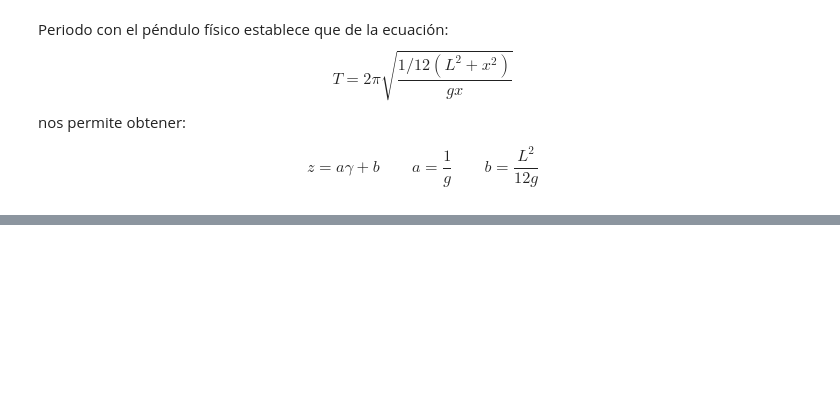
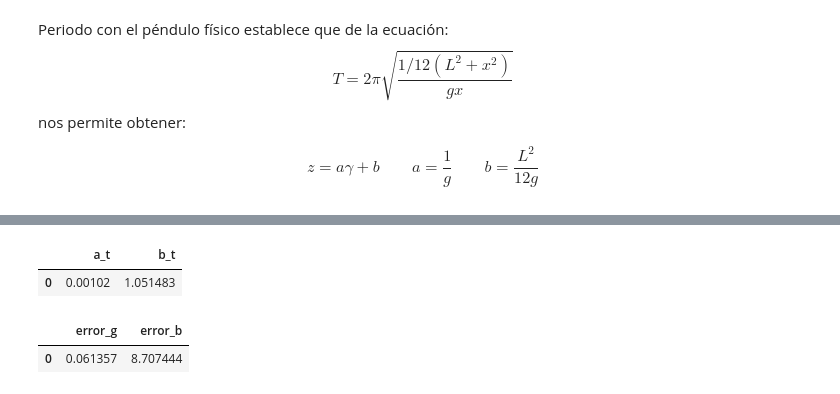
Before and after one commit to Juaan00/Laboratorios_mecanica_FEM, a Jupyter notebook: pendulo_2/tabla.ipynb, the cells around one changed output, grey strips where cells are left out. Saved outputs shown, nothing was run; the diff lists cells and outputs as text; code cells hidden in the pictures; blank space fills up the shorter version.

```diff
--- a/pendulo_2/tabla.ipynb
+++ b/pendulo_2/tabla.ipynb
@@ -106,0 +104,31 @@ plt.show()
+# %%
+#datos teoricos
+
+a_t = 1/g
+b_t = (l_total**2)/(12*g)
+x = np.linspace(1354,3000,10
+                )
+
+valores_tabla = pd.DataFrame({
+    'a_t': [a_t],
+    'b_t': [b_t]
+})
+valores_tabla
+# %% [output]
+|  | a_t | b_t |
+| 0 | 0.00102 | 1.051483 |
+# %%
+def error_relativo(x,y):
+    return abs((x-y)/x)*100
+
+error_g = error_relativo(g_e,g)
+error_b = error_relativo(b_e,b_t)
+
+errores = pd.DataFrame({
+    'error_g': [error_g],
+    'error_b': [error_b]
+})
+errores
+# %% [output]
+|  | error_g | error_b |
+| 0 | 0.061357 | 8.707444 |
```
Also changed, not shown: parts of 7 cells of this notebook, 1 other file.
